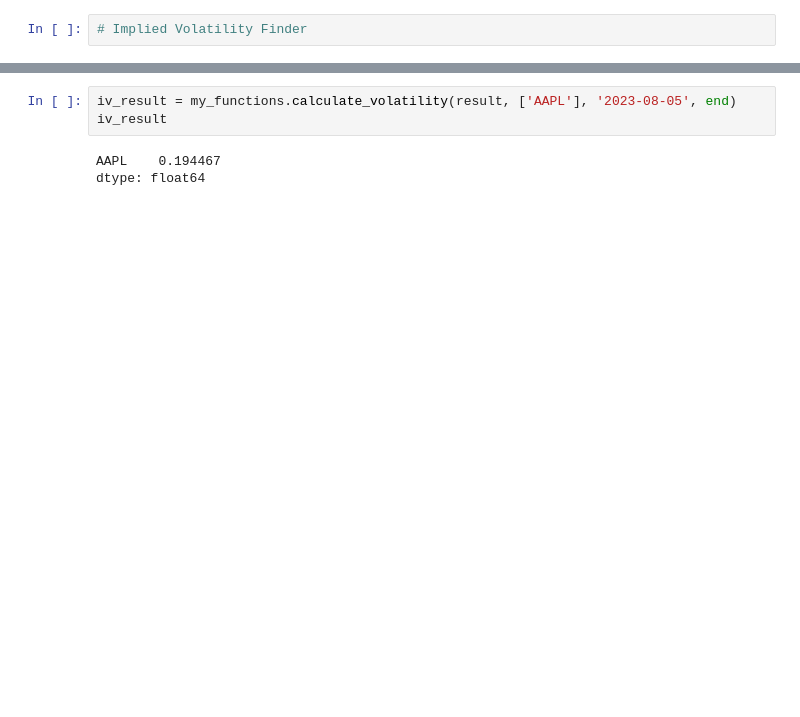
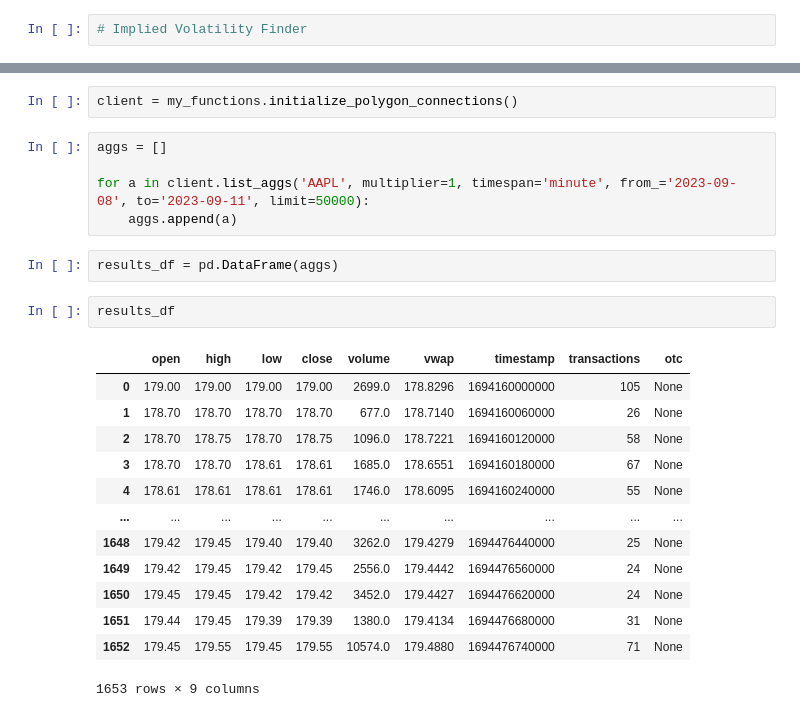
Before and after one commit to jonowens/implied_volatility_finder, a Jupyter notebook: notebook.ipynb, the cells around one changed output, grey strips where cells are left out. Saved outputs shown, nothing was run; the diff lists cells and outputs as text; blank space fills up the shorter version.

Commit message:
created initialize_polygon_connections method in my_functions.py

```diff
--- a/notebook.ipynb
+++ b/notebook.ipynb
@@ -26,6 +74,25 @@ result
-# %%
-iv_result = my_functions.calculate_volatility(result, ['AAPL'], '2023-08-05', end)
-iv_result
-# %% [output]
-AAPL    0.194467
-dtype: float64
+# %%
+client = my_functions.initialize_polygon_connections()
+# %%
+aggs = []
+
+for a in client.list_aggs('AAPL', multiplier=1, timespan='minute', from_='2023-09-08', to='2023-09-11', limit=50000):
+    aggs.append(a)
+# %%
+results_df = pd.DataFrame(aggs)
+# %%
+results_df
+# %% [output]
+|  | open | high | low | close | volume | vwap | timestamp | transactions | otc |
+| 0 | 179.00 | 179.00 | 179.00 | 179.00 | 2699.0 | 178.8296 | 1694160000000 | 105 | None |
+| 1 | 178.70 | 178.70 | 178.70 | 178.70 | 677.0 | 178.7140 | 1694160060000 | 26 | None |
+| 2 | 178.70 | 178.75 | 178.70 | 178.75 | 1096.0 | 178.7221 | 1694160120000 | 58 | None |
+| 3 | 178.70 | 178.70 | 178.61 | 178.61 | 1685.0 | 178.6551 | 1694160180000 | 67 | None |
+| 4 | 178.61 | 178.61 | 178.61 | 178.61 | 1746.0 | 178.6095 | 1694160240000 | 55 | None |
+| ... | ... | ... | ... | ... | ... | ... | ... | ... | ... |
+| 1648 | 179.42 | 179.45 | 179.40 | 179.40 | 3262.0 | 179.4279 | 1694476440000 | 25 | None |
+| 1649 | 179.42 | 179.45 | 179.42 | 179.45 | 2556.0 | 179.4442 | 1694476560000 | 24 | None |
+| 1650 | 179.45 | 179.45 | 179.42 | 179.42 | 3452.0 | 179.4427 | 1694476620000 | 24 | None |
+| 1651 | 179.44 | 179.45 | 179.39 | 179.39 | 1380.0 | 179.4134 | 1694476680000 | 31 | None |
+| 1652 | 179.45 | 179.55 | 179.45 | 179.55 | 10574.0 | 179.4880 | 1694476740000 | 71 | None |
+1653 rows × 9 columns
```
Also changed, not shown: parts of 8 cells of this notebook, 1 other file.
